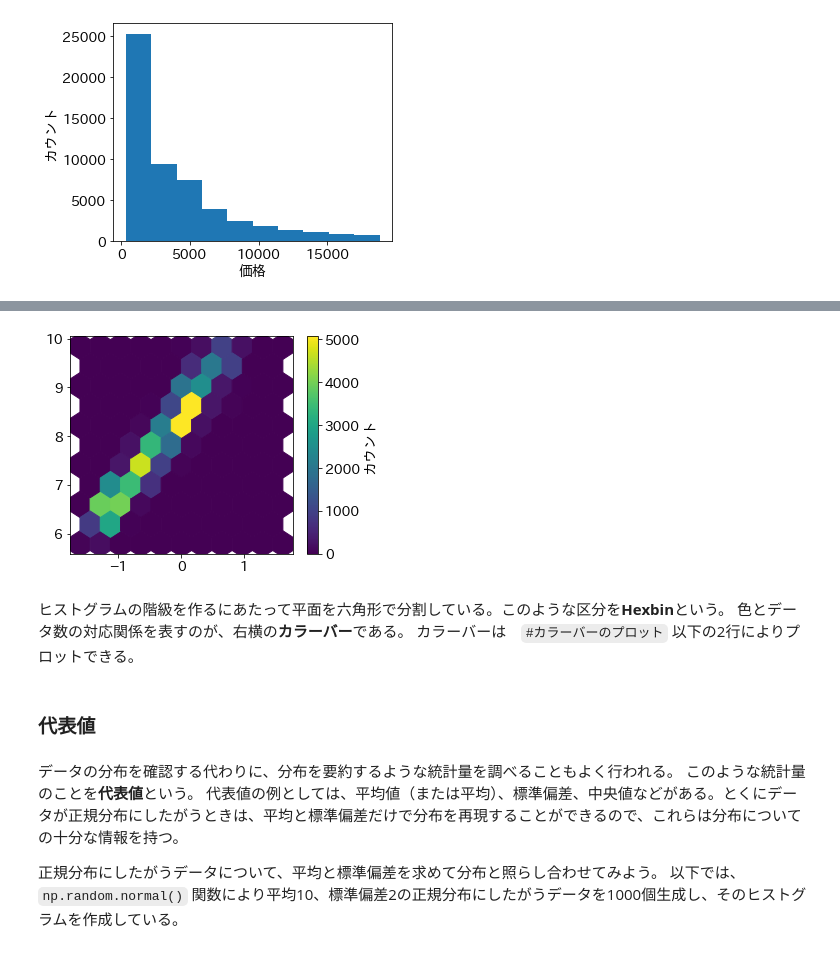
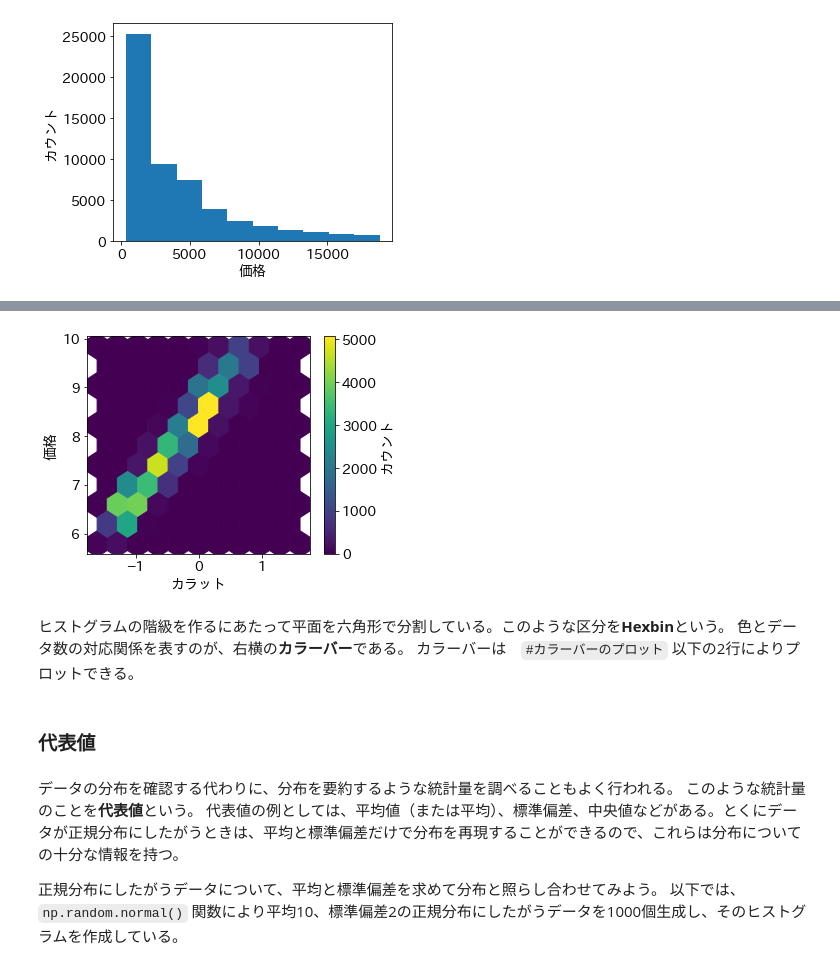
Before and after one commit to tsuboshun/begin-python, a Jupyter notebook: _sources/lecture14.ipynb, the cells around one changed output, grey strips where cells are left out. Saved outputs shown, nothing was run; the diff lists cells and outputs as text; code cells hidden in the pictures.

```diff
--- a/_sources/lecture14.ipynb
+++ b/_sources/lecture14.ipynb
@@ -124,28 +124,32 @@ Axesの `hist()` メソッドに1次元配列を渡すことで、ヒストグ
 # %%
 # プロットの入れ物の用意
 fig, ax = plt.subplots(figsize=(5, 4))
 
 # データの用意
 x = np.log(df_diamond["carat"].values)
 y = np.log(df_diamond["price"].values)
 
 # 2次元ヒストグラムのプロット
 hb = ax.hexbin(x, y, gridsize=10)
 
 # カラーバーのプロット
 cb = fig.colorbar(hb, ax=ax)
 cb.set_label('カウント')
 
+# 軸ラベルの設定
+ax.set_xlabel("カラット")
+ax.set_ylabel("価格")
+
 # 表示
 plt.show()
 # %% [output]
-[figure, old version]
+[figure, new version]
-# %% [markdown]
-ヒストグラムの階級を作るにあたって平面を六角形で分割している。このような区分を**Hexbin**という。
-色とデータ数の対応関係を表すのが、右横の**カラーバー**である。
-カラーバーは　`#カラーバーのプロット` 以下の2行によりプロットできる。
-# %% [markdown]
-### 代表値
+# %% [markdown]
+ヒストグラムの階級を作るにあたって平面を六角形で分割している。このような区分を**Hexbin**という。
+色とデータ数の対応関係を表すのが、右横の**カラーバー**である。
+カラーバーは　`#カラーバーのプロット` 以下の2行によりプロットできる。
+# %% [markdown]
+### 代表値
 # %% [markdown]
 データの分布を確認する代わりに、分布を要約するような統計量を調べることもよく行われる。
 このような統計量のことを**代表値**という。
```
Also changed, not shown: parts of 22 cells of this notebook, 9 other files.
